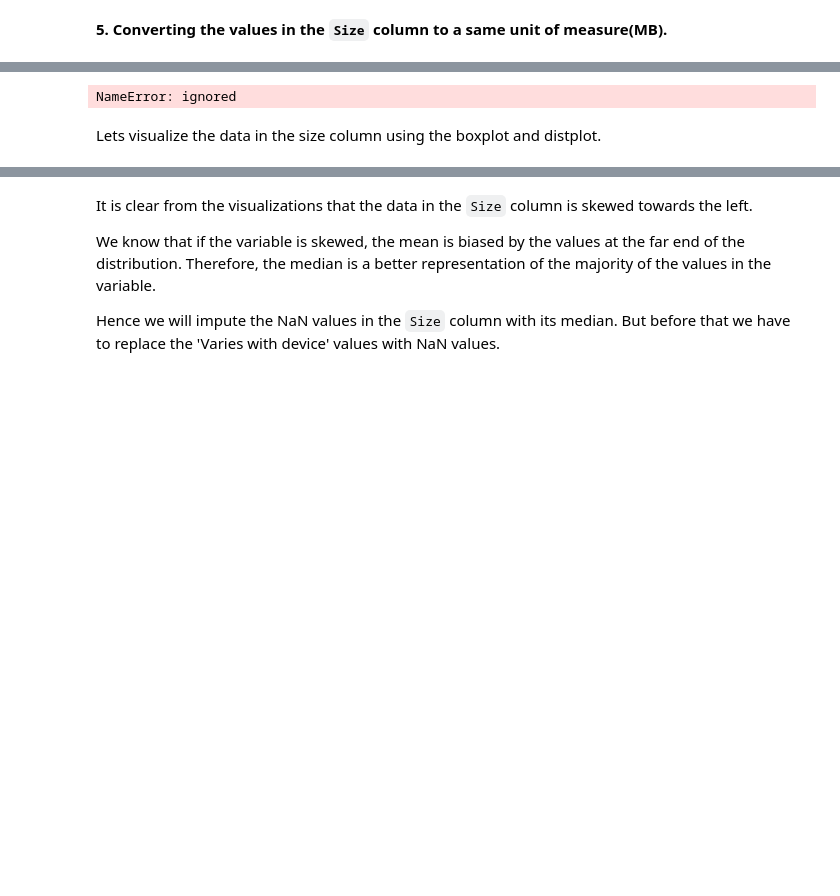
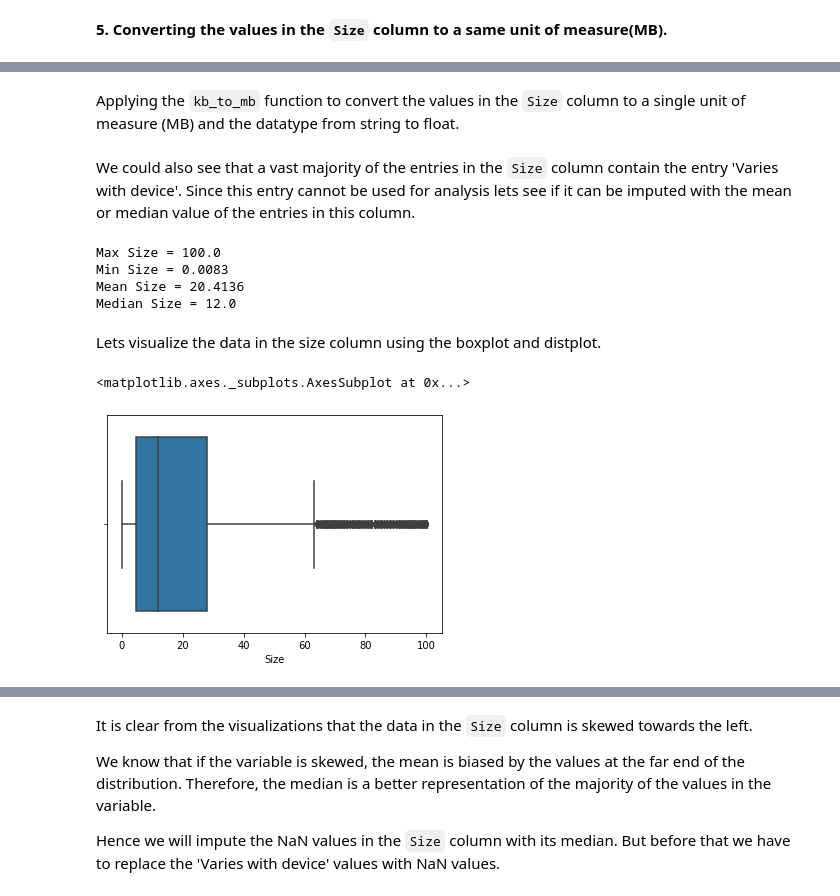
Before and after one commit to Saif-Khan435/Play-Store-App-Review-Analysis, a Jupyter notebook: Mohammed_Saif_Khan_M1W6_Play_Store_App_Review_Analysis_Capstone_Project.ipynb, the cells around one changed output, grey strips where cells are left out. Drawn from its saved outputs; the diff is of its cells as text; code cells hidden in the pictures; blank space fills up the shorter version.

```diff
--- a/Mohammed_Saif_Khan_M1W6_Play_Store_App_Review_Analysis_Capstone_Project.ipynb
+++ b/Mohammed_Saif_Khan_M1W6_Play_Store_App_Review_Analysis_Capstone_Project.ipynb
@@ -937,3 +956,27 @@ We can also that a vast majority of the entries in the `Size` column contain the
+# %%
+# Defining a function to convert all the entries in KB to MB and then converting them to float datatype.
+
+def kb_to_mb(val):
+  '''
+  This function converts all the valid entries in KB to MB and returns the result in float datatype.
+  '''
+  try:
+    if 'M' in val:
+      return float(val[:-1])
+    elif 'k' in val:
+      return round(float(val[:-1])/1024, 4)
+    else:
+      return val
+  except:
+    return val
+# %% [markdown]
+Applying the `kb_to_mb` function to convert the values in the `Size` column to a single unit of measure (MB) and the datatype from string to float.
+# %%
+# The kb_to_mb funtion applied to the size column
+
+apps_df.Size = apps_df.Size.apply(lambda x: kb_to_mb(x))
+# %% [markdown]
+We could also see that a vast majority of the entries in the `Size` column contain the entry 'Varies with device'. Since this entry cannot be used for analysis lets see if it can be imputed with the mean or median value of the entries in this column.
 # %%
 # Finding max, min, mean, and median in the Size column excluding the 'Varies with device' values.
 
@@ -944,13 +987,19 @@ median_size = apps_df[apps_df.Size != 'Varies with device'].Size.median()
 
 print(f"Max Size = {max_size}\nMin Size = {min_size}\nMean Size = {mean_size}\nMedian Size = {median_size}")
 # %% [output]
-NameError: ignored
+Max Size = 100.0
+Min Size = 0.0083
+Mean Size = 20.4136
+Median Size = 12.0
 # %% [markdown]
 Lets visualize the data in the size column using the boxplot and distplot.
 # %%
 # Boxplot
 
-sns.boxplot(data = ps_df[ps_df['Size'] != 'Varies with device']['Size'], x= ps_df[ps_df['Size'] != 'Varies with device']['Size'])
+sns.boxplot(data = apps_df[apps_df.Size != 'Varies with device'].Size, x= apps_df[apps_df.Size != 'Varies with device'].Size)
+# %% [output]
+<matplotlib.axes._subplots.AxesSubplot at 0x...>
+[figure, added]
 # %%
 # Distplot
 
```
Also changed, not shown: parts of 168 cells of this notebook.
